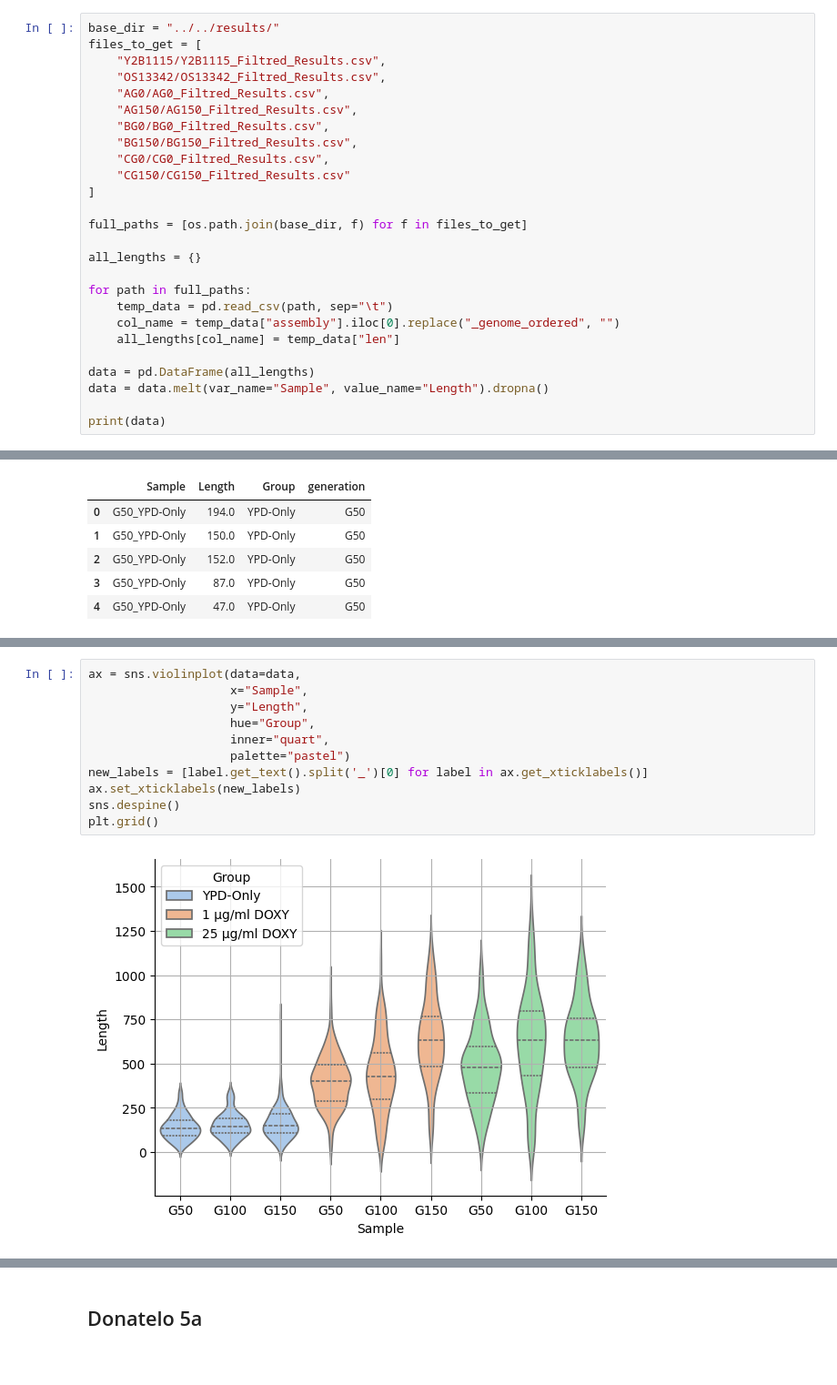
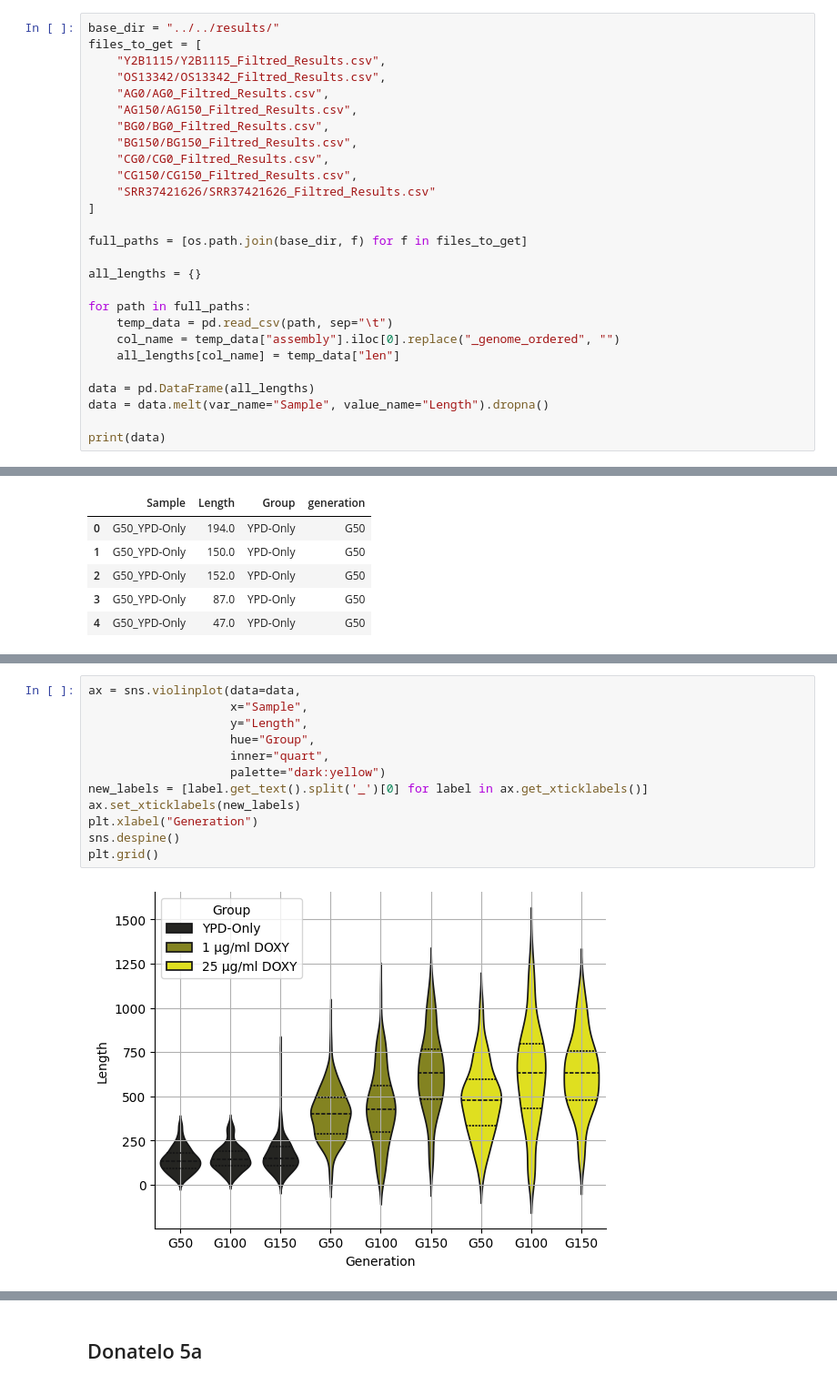
Before and after one commit to Chrom125/T2TyDNA, a Jupyter notebook: workflow/scr/telomere_pictures.ipynb, the cells around one changed output, grey strips where cells are left out. Shown at 91% size. Cells and saved outputs as stored; diff of their text form.

```diff
--- a/workflow/scr/telomere_pictures.ipynb
+++ b/workflow/scr/telomere_pictures.ipynb
@@ -118,7 +128,8 @@ files_to_get = [
     "BG0/BG0_Filtred_Results.csv",
     "BG150/BG150_Filtred_Results.csv",
     "CG0/CG0_Filtred_Results.csv",
-    "CG150/CG150_Filtred_Results.csv"
+    "CG150/CG150_Filtred_Results.csv",
+    "SRR37421626/SRR37421626_Filtred_Results.csv"
 ]
 
 full_paths = [os.path.join(base_dir, f) for f in files_to_get]
@@ -505,16 +533,17 @@ plt.savefig("donatelo3_tel_len.png", dpi=450)
 # %%
 ax = sns.violinplot(data=data,
                     x="Sample",
                     y="Length",
                     hue="Group",
                     inner="quart",
-                    palette="pastel")
+                    palette="dark:yellow")
 new_labels = [label.get_text().split('_')[0] for label in ax.get_xticklabels()]
 ax.set_xticklabels(new_labels)
+plt.xlabel("Generation")
 sns.despine()
 plt.grid()
 # %% [output]
-[figure, old version]
+[figure, new version]
 # %%
 all_lengths = {}
 data = pd.DataFrame(all_lengths)
```
Also changed, not shown: parts of 28 cells of this notebook, 7 other files.
